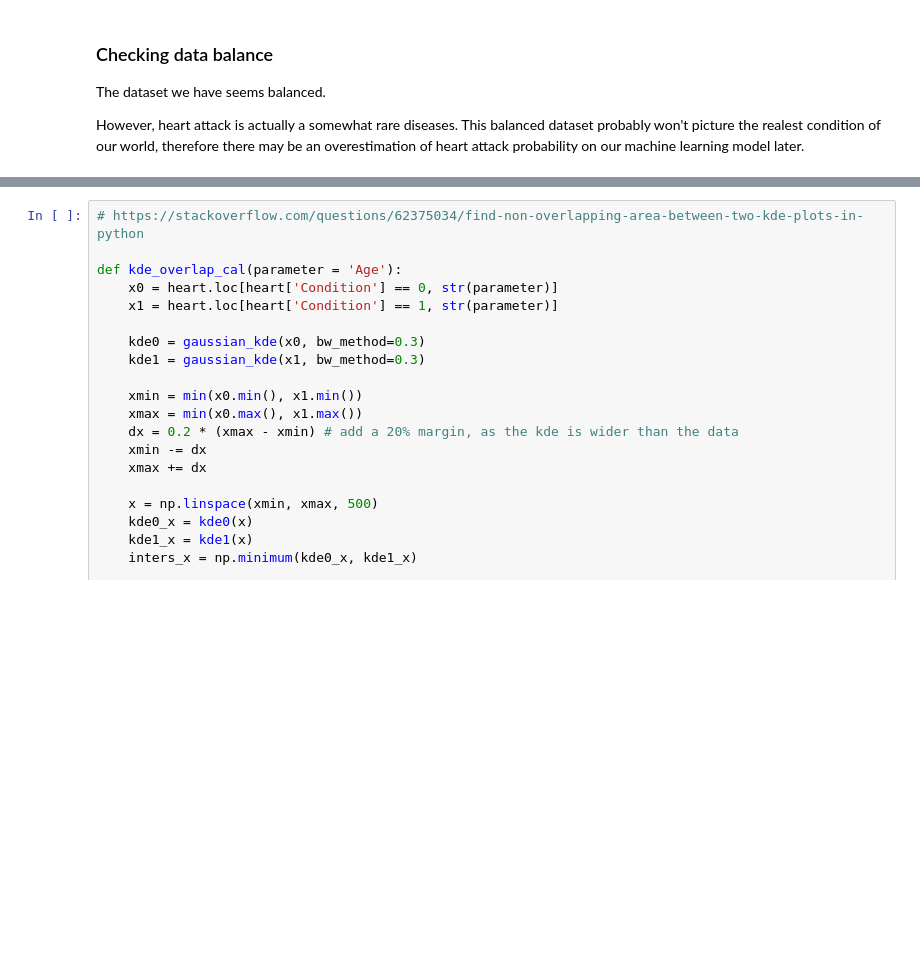
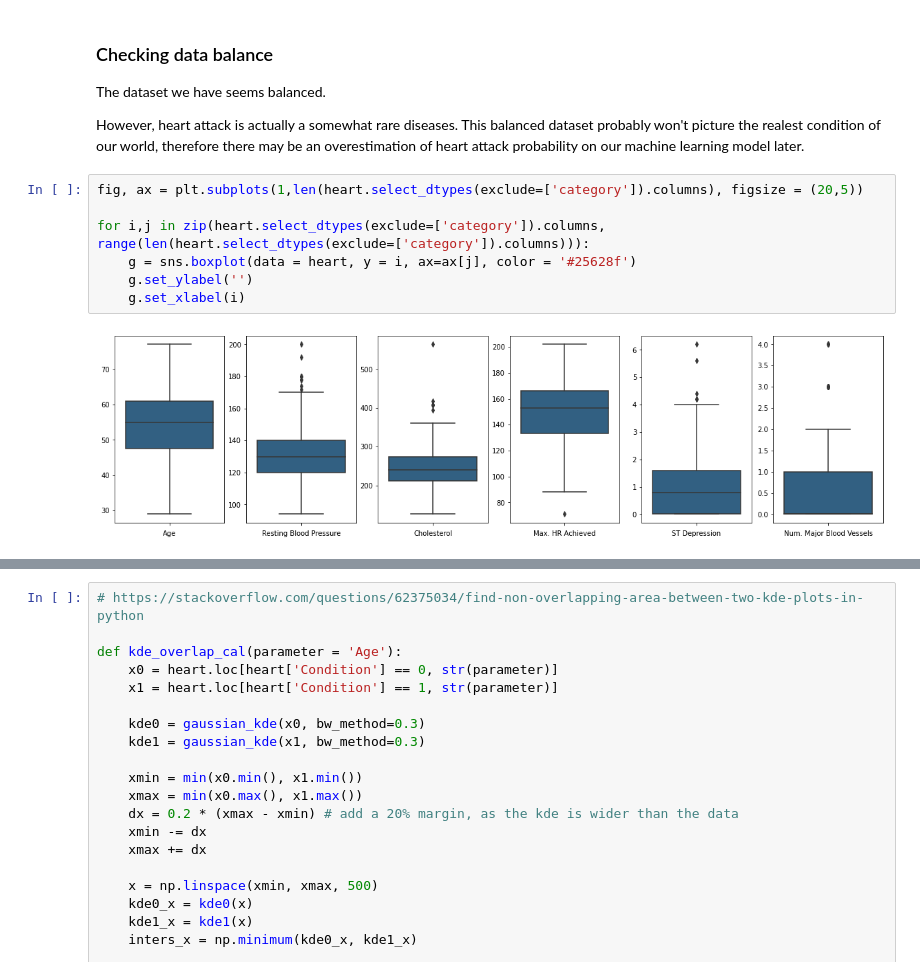
Before and after one commit to amrirasyidi/heart_attack_learn_1, a Jupyter notebook: ML_learn.ipynb, the cells around one changed output, grey strips where cells are left out. Drawn from its saved outputs; the diff is of its cells as text; blank space fills up the shorter version.

```diff
--- a/ML_learn.ipynb
+++ b/ML_learn.ipynb
@@ -174,3 +172,12 @@ dtype: object
 The dataset we have seems balanced.
 
 However, heart attack is actually a somewhat rare diseases. This balanced dataset probably won't picture the realest condition of our world, therefore there may be an overestimation of heart attack probability on our machine learning model later.
+# %%
+fig, ax = plt.subplots(1,len(heart.select_dtypes(exclude=['category']).columns), figsize = (20,5))
+
+for i,j in zip(heart.select_dtypes(exclude=['category']).columns, range(len(heart.select_dtypes(exclude=['category']).columns))):
+    g = sns.boxplot(data = heart, y = i, ax=ax[j], color = '#25628f')
+    g.set_ylabel('')
+    g.set_xlabel(i)
+# %% [output]
+[figure, added]
```
Also changed, not shown: parts of 21 cells of this notebook.
